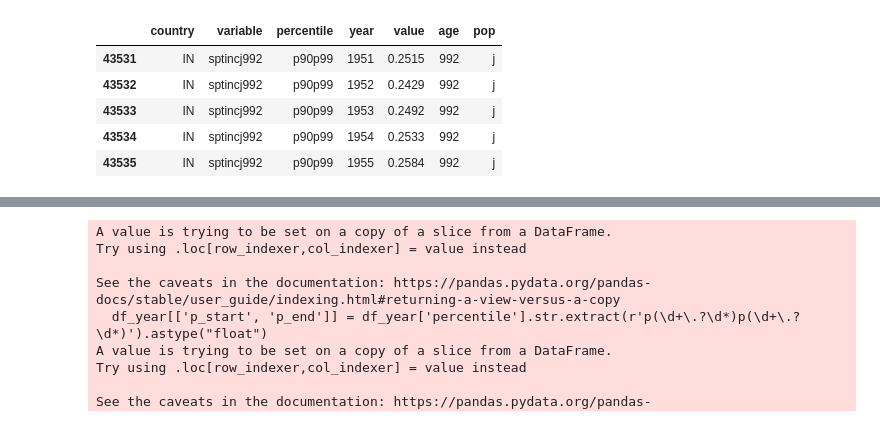
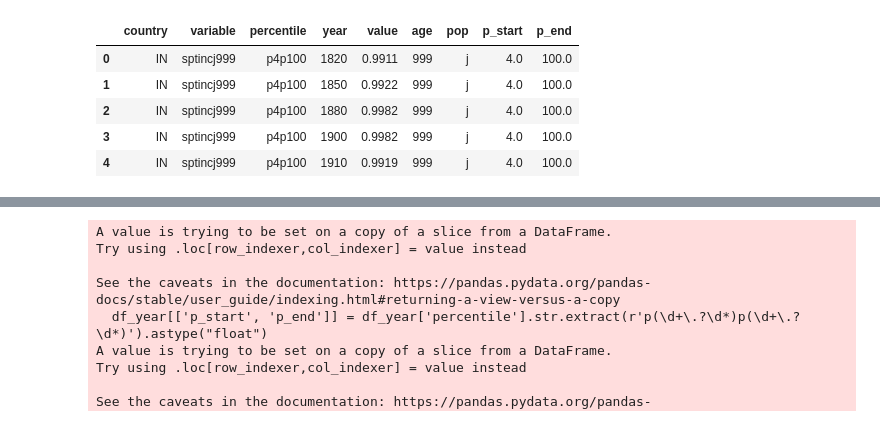
Before and after one commit to princeixr/Income_inequality, a Jupyter notebook: income.ipynb, the cells around one changed output, grey strips where cells are left out. Cells and saved outputs as stored; diff of their text form; code cells hidden in the pictures.

```diff
--- a/income.ipynb
+++ b/income.ipynb
@@ -3,6 +3,17 @@ import requests
 import pandas as pd
 import numpy as np
 # %%
-df = pd.read_csv("WID_data_IN.csv", sep=";")
-df.shape
+ind_df = pd.read_csv("WID_data_IN.csv", sep=";")
+bzl_df = pd.read_csv("WID_data_BR.csv", sep=";")
+usa_df = pd.read_csv("WID_data_US.csv", sep=";")
+chn_df = pd.read_csv("WID_data_CN.csv", sep=";")
+nld_df = pd.read_csv("WID_data_NL.csv", sep=";")
+saf_df = pd.read_csv("WID_data_ZA.csv", sep=";")
+
+print(f"Shape of India DataFrame: {ind_df.shape}")
+print(f"Shape of Brazil DataFrame: {bzl_df.shape}")
+print(f"Shape of USA DataFrame: {usa_df.shape}")
+print(f"Shape of China DataFrame: {chn_df.shape}")
+print(f"Shape of Netherlands DataFrame: {nld_df.shape}")
+print(f"Shape of South Africa DataFrame: {saf_df.shape}")
 # %% [output]
@@ -15,4 +31,15 @@ array(['ehfcari999', 'ehfghdi999', 'ehfghgi999', ..., 'rdiincj999',
 # %%
-df_filtered = df[df['variable'].str.lower().str.startswith("sptinc")]
-df_filtered.shape
+ind_df_filtered = ind_df[ind_df['variable'].str.lower().str.startswith("sptincj999")].reset_index(drop=True)
+bzl_df_filtered = bzl_df[bzl_df['variable'].str.lower().str.startswith("sptincj999")].reset_index(drop=True)
+usa_df_filtered = usa_df[usa_df['variable'].str.lower().str.startswith("sptincj999")].reset_index(drop=True)
+chn_df_filtered = chn_df[chn_df['variable'].str.lower().str.startswith("sptincj999")].reset_index(drop=True)
+nld_df_filtered = nld_df[nld_df['variable'].str.lower().str.startswith("sptincj999")].reset_index(drop=True)
+saf_df_filtered = saf_df[saf_df['variable'].str.lower().str.startswith("sptincj999")].reset_index(drop=True)
+
+print(f"Filtered Shape of India DataFrame: {ind_df_filtered.shape}")
+print(f"Filtered Shape of Brazil DataFrame: {bzl_df_filtered.shape}")
+print(f"Filtered Shape of USA DataFrame: {usa_df_filtered.shape}")
+print(f"Filtered Shape of China DataFrame: {chn_df_filtered.shape}")
+print(f"Filtered Shape of Netherlands DataFrame: {nld_df_filtered.shape}")
+print(f"Filtered Shape of South Africa DataFrame: {saf_df_filtered.shape}")
 # %% [output]
@@ -19,0 +52,4 @@ df_filtered.shape
+# %%
+df_combined = pd.concat([ind_df_filtered, bzl_df_filtered, usa_df_filtered, chn_df_filtered, nld_df_filtered, saf_df_filtered], ignore_index=True)
+print(f"Combined DataFrame Shape: {df_combined.shape}")
+print(f"Sample data from combined DataFrame:\n{df_combined.head(5)}")
@@ -20,10 +65,11 @@ df_filtered.shape
 # %%
-df_filtered.head()
+df_combined[['p_start', 'p_end']] = df_combined['percentile'].str.extract(r'p(\d+\.?\d*)p(\d+\.?\d*)').astype("float")
+df_combined.head()
 # %% [output]
-|  | country | variable | percentile | year | value | age | pop |
-| 43531 | IN | sptincj992 | p90p99 | 1951 | 0.2515 | 992 | j |
-| 43532 | IN | sptincj992 | p90p99 | 1952 | 0.2429 | 992 | j |
-| 43533 | IN | sptincj992 | p90p99 | 1953 | 0.2492 | 992 | j |
-| 43534 | IN | sptincj992 | p90p99 | 1954 | 0.2533 | 992 | j |
-| 43535 | IN | sptincj992 | p90p99 | 1955 | 0.2584 | 992 | j |
+|  | country | variable | percentile | year | value | age | pop | p_start | p_end |
+| 0 | IN | sptincj999 | p4p100 | 1820 | 0.9911 | 999 | j | 4.0 | 100.0 |
+| 1 | IN | sptincj999 | p4p100 | 1850 | 0.9922 | 999 | j | 4.0 | 100.0 |
+| 2 | IN | sptincj999 | p4p100 | 1880 | 0.9982 | 999 | j | 4.0 | 100.0 |
+| 3 | IN | sptincj999 | p4p100 | 1900 | 0.9982 | 999 | j | 4.0 | 100.0 |
+| 4 | IN | sptincj999 | p4p100 | 1910 | 0.9919 | 999 | j | 4.0 | 100.0 |
 # %%
```
Also changed, not shown: parts of 11 cells of this notebook, 6 other files.
